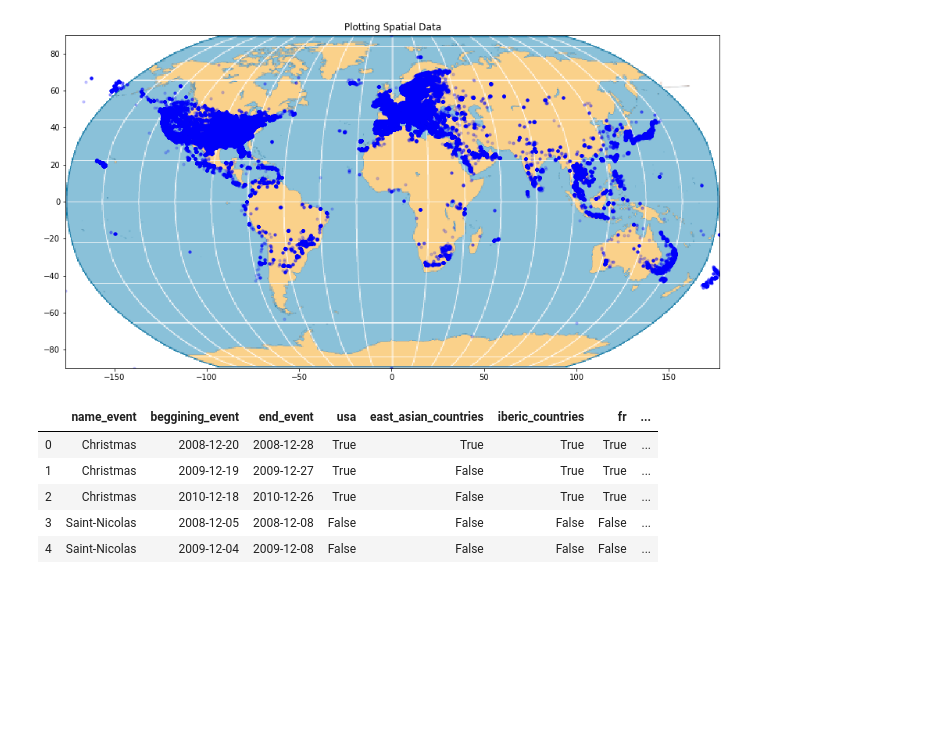
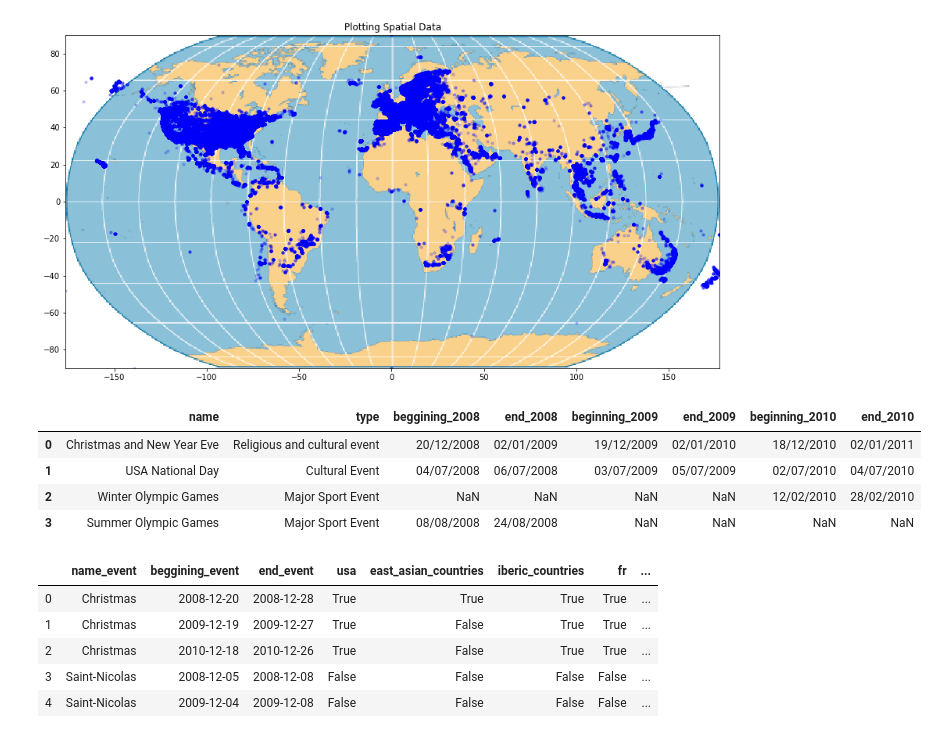
Before and after one commit to epfl-ada/ada-2020-project-milestone-p3-p3_bcd, a Jupyter notebook: Creative extension.ipynb, the cells around one changed output. Drawn from its saved outputs; the diff is of its cells as text; code cells hidden in the pictures; blank space fills up the shorter version.

```diff
--- a/Creative extension.ipynb
+++ b/Creative extension.ipynb
@@ -466,7 +503,14 @@ ax.imshow(world_map, zorder=0, extent = BBox, aspect= 'equal')
 # %%
 fig.savefig('g_checkins_plot.png')
 # %%
-events = pd.read_csv(data_folder+'important_events.csv', sep = ';')
+events = pd.read_csv(data_folder+'events.csv', sep = ';')
+events
+# %% [output]
+|  | name | type | beggining_2008 | end_2008 | beginning_2009 | end_2009 | beginning_2010 | end_2010 |
+| 0 | Christmas and New Year Eve | Religious and cultural event | 20/12/2008 | 02/01/2009 | 19/12/2009 | 02/01/2010 | 18/12/2010 | 02/01/2011 |
+| 1 | USA National Day | Cultural Event | 04/07/2008 | 06/07/2008 | 03/07/2009 | 05/07/2009 | 02/07/2010 | 04/07/2010 |
+| 2 | Winter Olympic Games | Major Sport Event | NaN | NaN | NaN | NaN | 12/02/2010 | 28/02/2010 |
+| 3 | Summer Olympic Games | Major Sport Event | 08/08/2008 | 24/08/2008 | NaN | NaN | NaN | NaN |
 # %%
 events.columns = ['name_event', 'beggining_event', 'end_event', 'usa', 'east_asian_countries', 'iberic_countries', 'fr', 'gb',
                   'ger', 'nordic_countries', 'event_type']
```
Also changed, not shown: parts of 8 cells of this notebook, 1 other file.
